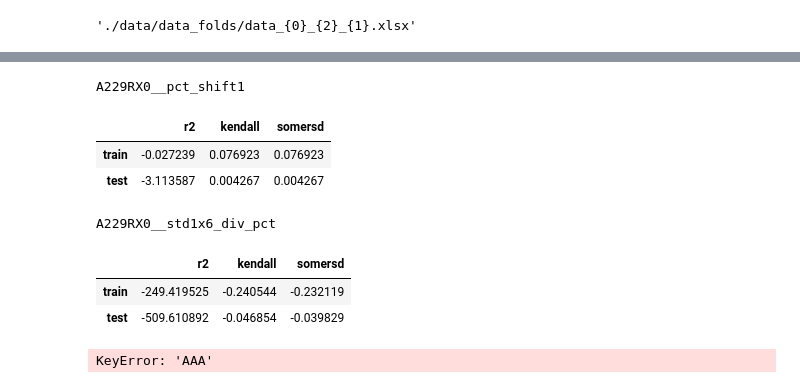
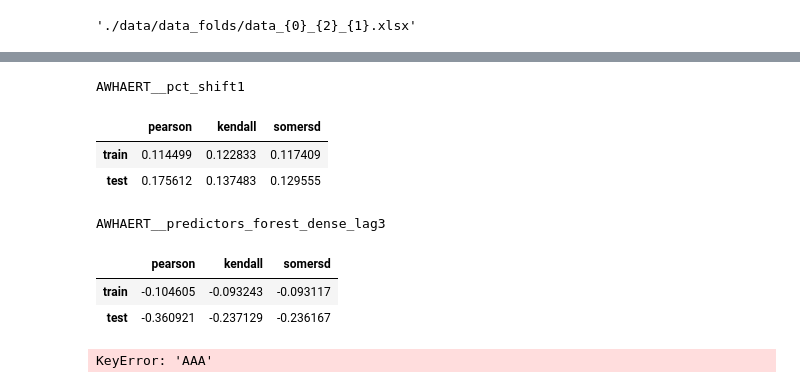
Before and after one commit to edazizovv/macro, a Jupyter notebook: notebooks/fold_shadow.ipynb, the cells around one changed output, grey strips where cells are left out. Cells and saved outputs as stored; diff of their text form; code cells hidden in the pictures.

```diff
--- a/notebooks/fold_shadow.ipynb
+++ b/notebooks/fold_shadow.ipynb
@@ -51,8 +52,8 @@ dd
 # %% [output]
 './data/data_folds/data_{0}_{2}_{1}.xlsx'
 # %%
-j = 9
-base_driver = "A229RX0"
+j = 2
+base_driver = "AWHAERT"
 # %%
 role = 'train'
 data_train = pandas.read_excel(dd.format(role, j, base_driver))
@@ -163,21 +254,21 @@ print()
 # %%
-summary = pandas.DataFrame(data={'r2': [r2_metric(x=data_train[driver_baseline].iloc[:-1].values, y=data_train[target].iloc[1:].values),
-                                        r2_metric(x=data_test[driver_baseline].iloc[:-1].values, y=data_test[target].iloc[1:].values)],
+summary = pandas.DataFrame(data={'pearson': [pv_metric(x=data_train[driver_baseline].iloc[:-1].values, y=data_train[target].iloc[1:].values),
+                                        pv_metric(x=data_test[driver_baseline].iloc[:-1].values, y=data_test[target].iloc[1:].values)],
                                  'kendall': [kendalltau_metric(x=data_train[driver_baseline].iloc[:-1].values, y=data_train[target].iloc[1:].values),
                                              kendalltau_metric(x=data_test[driver_baseline].iloc[:-1].values, y=data_test[target].iloc[1:].values)],
                                  'somersd': [somersd_metric(x=data_train[driver_baseline].iloc[:-1].values, y=data_train[target].iloc[1:].values),
                                              somersd_metric(x=data_test[driver_baseline].iloc[:-1].values, y=data_test[target].iloc[1:].values)]},
                            index=['train', 'test'])
 print(driver_baseline)
 summary
 # %% [output]
-A229RX0__pct_shift1
+AWHAERT__pct_shift1
-|  | r2 | kendall | somersd |
-| train | -0.027239 | 0.076923 | 0.076923 |
-| test | -3.113587 | 0.004267 | 0.004267 |
+|  | pearson | kendall | somersd |
+| train | 0.114499 | 0.122833 | 0.117409 |
+| test | 0.175612 | 0.137483 | 0.129555 |
 # %%
-summary = pandas.DataFrame(data={'r2': [r2_metric(x=data_train[driver_candidate].iloc[:-1].values, y=data_train[target].iloc[1:].values),
-                                        r2_metric(x=data_test[driver_candidate].iloc[:-1].values, y=data_test[target].iloc[1:].values)],
+summary = pandas.DataFrame(data={'pearson': [pv_metric(x=data_train[driver_candidate].iloc[:-1].values, y=data_train[target].iloc[1:].values),
+                                        pv_metric(x=data_test[driver_candidate].iloc[:-1].values, y=data_test[target].iloc[1:].values)],
                                  'kendall': [kendalltau_metric(x=data_train[driver_candidate].iloc[:-1].values, y=data_train[target].iloc[1:].values),
                                              kendalltau_metric(x=data_test[driver_candidate].iloc[:-1].values, y=data_test[target].iloc[1:].values)],
                                  'somersd': [somersd_metric(x=data_train[driver_candidate].iloc[:-1].values, y=data_train[target].iloc[1:].values),
@@ -186,10 +277,10 @@ summary = pandas.DataFrame(data={'r2': [r2_metric(x=data_train[driver_candidate]
 print(driver_candidate)
 summary
 # %% [output]
-A229RX0__std1x6_div_pct
+AWHAERT__predictors_forest_dense_lag3
-|  | r2 | kendall | somersd |
-| train | -249.419525 | -0.240544 | -0.232119 |
-| test | -509.610892 | -0.046854 | -0.039829 |
+|  | pearson | kendall | somersd |
+| train | -0.104605 | -0.093243 | -0.093117 |
+| test | -0.360921 | -0.237129 | -0.236167 |
 # %%
 driver_baseline = 'AAA'
 driver_candidate = 'AAA__median3x12_div_pct'
```
Also changed, not shown: parts of 7 cells of this notebook, 3 other files.
